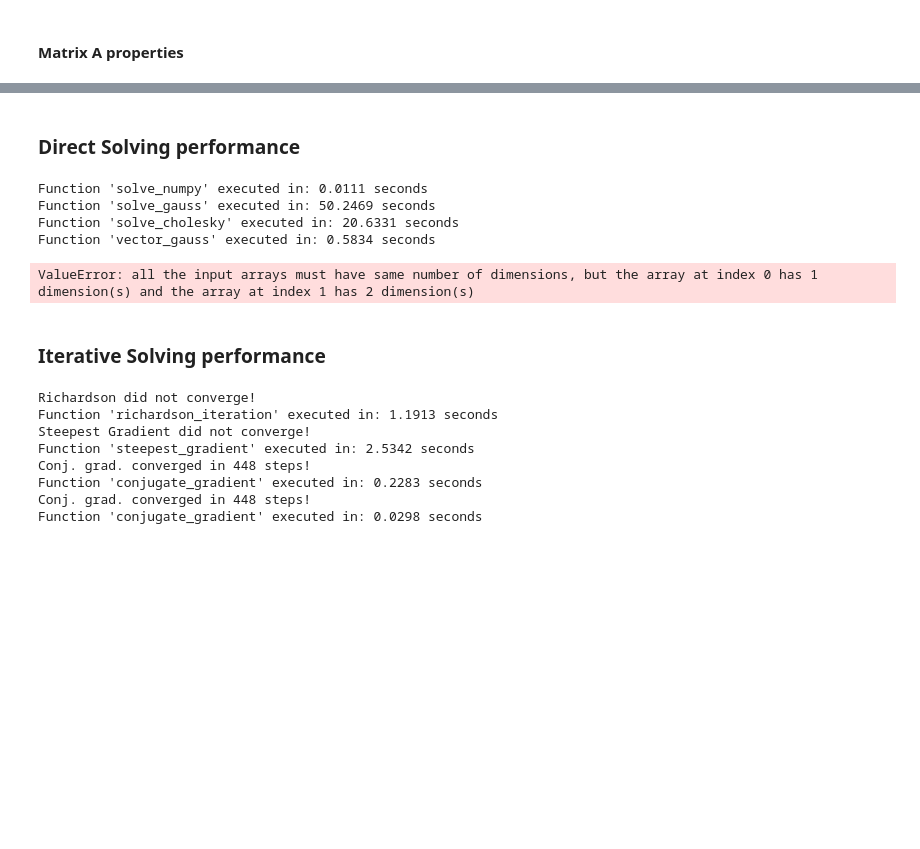
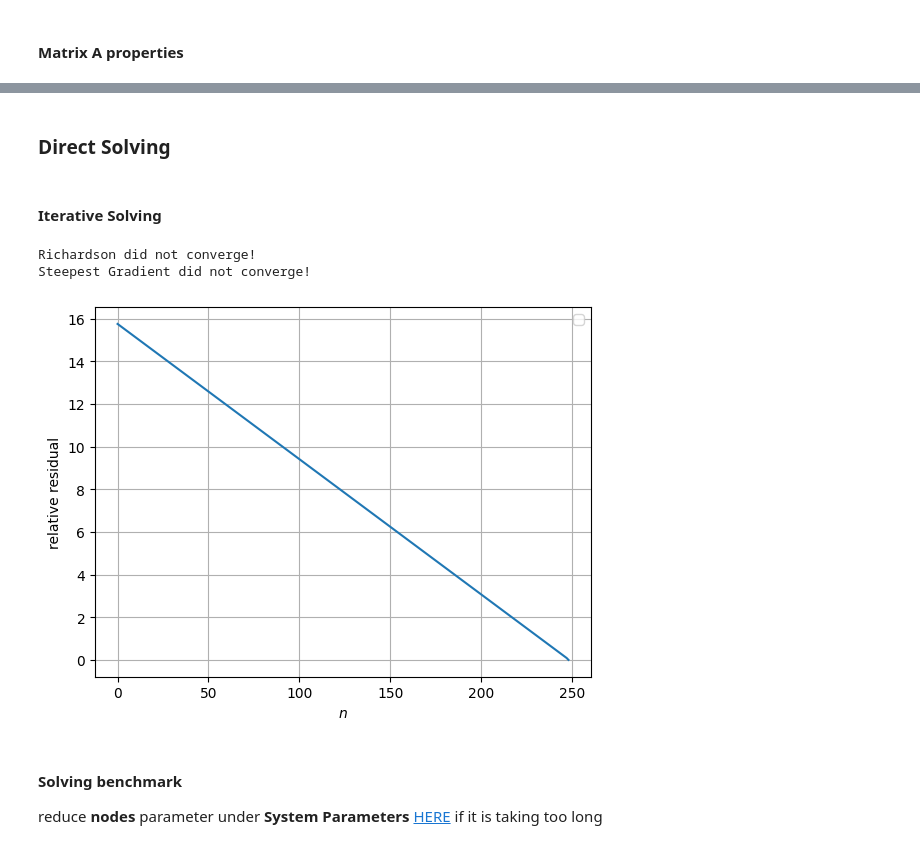
Before and after one commit to ajayhanssen/ThermalBar, a Jupyter notebook: thermalBar.ipynb, the cells around one changed output, grey strips where cells are left out. Cells and saved outputs as stored; diff of their text form; code cells hidden in the pictures; blank space fills up the shorter version.

```diff
--- a/thermalBar.ipynb
+++ b/thermalBar.ipynb
@@ -296,40 +297,41 @@ Condition number: 327550.8610988429
 # %% [markdown]
-### Direct Solving performance
+### Direct Solving
 # %%
 T_numpy = solve_numpy(A, b)
 T_numpy = apply_init_conditions(T_numpy, 0, 0)
 
-T_gauss = solve_gauss(A, b)
+T_gauss = classic_gauss(A, b)
 T_gauss = apply_init_conditions(T_gauss, 0, 0)
 
-T_cholesky = solve_cholesky(A, b)
+T_cholesky = cholesky(A, b)
 T_cholesky = apply_init_conditions(T_cholesky, 0, 0)
+
+T_thomas = thomas_algorithm(A, b)
+T_thomas = apply_init_conditions(T_thomas, 0, 0)
 
 T_vec_gauss = vector_gauss(A,b)
 T_vec_gauss = apply_init_conditions(T_vec_gauss, 0, 0)
-# %% [output]
-Function 'solve_numpy' executed in: 0.0111 seconds
-Function 'solve_gauss' executed in: 50.2469 seconds
-Function 'solve_cholesky' executed in: 20.6331 seconds
-Function 'vector_gauss' executed in: 0.5834 seconds
-ValueError: all the input arrays must have same number of dimensions, but the array at index 0 has 1 dimension(s) and the array at index 1 has 2 dimension(s)
-# %% [markdown]
-### Iterative Solving performance
-# %%
-T_richard = richardson_iteration(A, b, np.zeros_like(b), 0.01, 10000)
-T_steep_grad = steepest_gradient(A, b, np.zeros_like(b), 10000)
-
-T_conj_grad = conjugate_gradient(A, b, np.zeros_like(b), 10000)
-T_conj_grad = apply_init_conditions(T_conj_grad, 0, 0)
-
-T_conj_sparse = conjugate_gradient(spA, b, np.zeros_like(b), 10000)
-T_conj_sparse = apply_init_conditions(T_conj_sparse, 0, 0)
-# %% [output]
-Richardson did not converge!
-Function 'richardson_iteration' executed in: 1.1913 seconds
-Steepest Gradient did not converge!
-Function 'steepest_gradient' executed in: 2.5342 seconds
-Conj. grad. converged in 448 steps!
-Function 'conjugate_gradient' executed in: 0.2283 seconds
-Conj. grad. converged in 448 steps!
-Function 'conjugate_gradient' executed in: 0.0298 seconds
+# %% [markdown]
+#### Iterative Solving
+# %%
+T_richard = richardson_iteration(A, b, np.zeros_like(b), 0.01, 10000)
+T_steep_grad = steepest_gradient(A, b, np.zeros_like(b), 10000)
+
+T_conj_grad = conjugate_gradient(A, b, np.zeros_like(b), 10000)
+T_conj_grad = apply_init_conditions(T_conj_grad, 0, 0)
+
+T_conj_sparse, residual = conjugate_gradient(spA, b, np.zeros_like(b), 10000, returnInfo=True)
+T_conj_sparse = apply_init_conditions(T_conj_sparse, 0, 0)
+
+plt.plot(residual)
+plt.ylabel("relative residual")
+plt.xlabel("$n$")
+plt.legend()
+plt.grid()
+# %% [output]
+Richardson did not converge!
+Steepest Gradient did not converge!
+[figure, added]
+# %% [markdown]
+#### Solving benchmark
+reduce **nodes** parameter under **System Parameters** [HERE](#system-parameters) if it is taking too long
```
Also changed, not shown: parts of 12 cells of this notebook, 1 other file.
